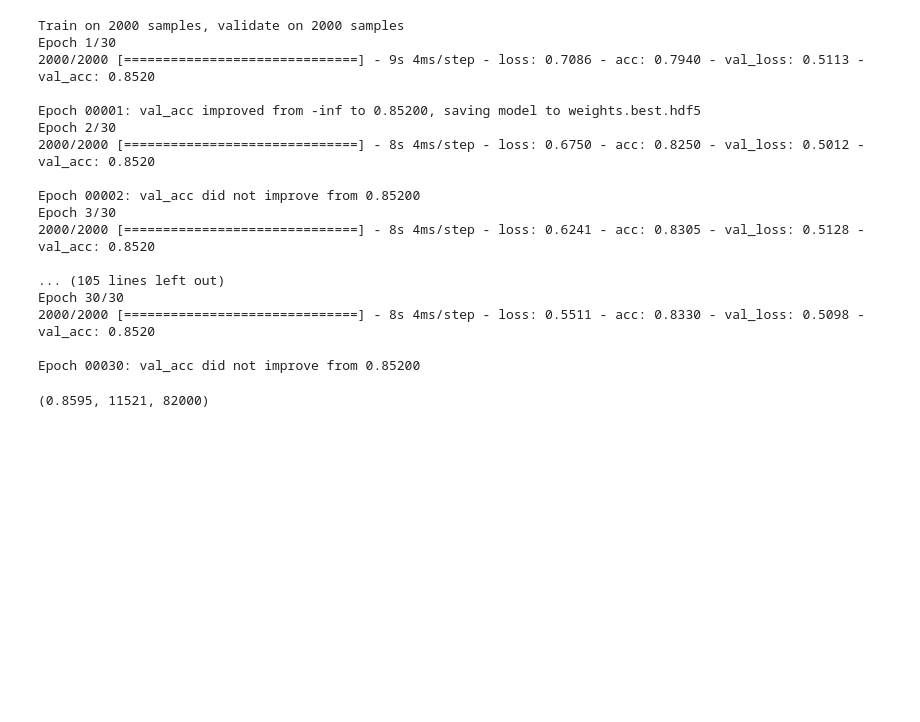
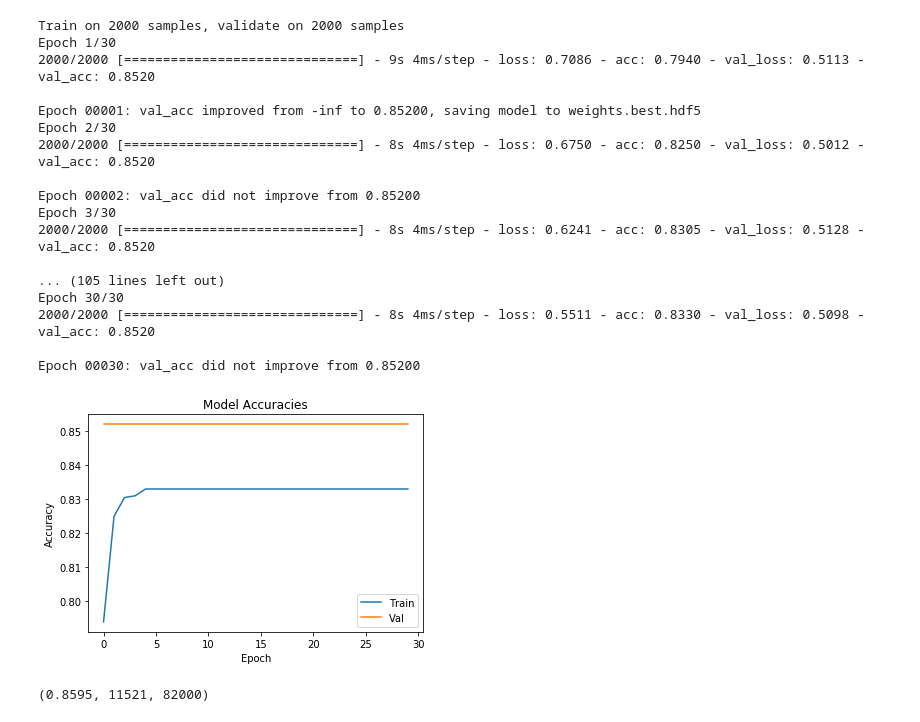
Before and after one commit to mattthelee/ChestXRadiologist, a Jupyter notebook: MDL-Notebook.ipynb, the cells around one changed output. Cells and saved outputs as stored; diff of their text form; code cells hidden in the pictures; blank space fills up the shorter version.

Commit message:
added graph showing clear data imbalance problem

```diff
--- a/MDL-Notebook.ipynb
+++ b/MDL-Notebook.ipynb
@@ -241,3 +240,14 @@ model.load_weights(weightsFilePath)
+# %%
+# Plot the history of this model
+plt.plot(history.history['acc'])
+plt.plot(history.history['val_acc'])
+plt.title('Model Accuracies')
+plt.xlabel('Epoch')
+plt.ylabel('Accuracy')
+plt.legend(['Train', 'Val'])
+plt.show()
+# %% [output]
+[figure, added]
 # %%
 predictions = model.predict(x_val)
 # %%
```
Also changed, not shown: parts of 3 cells of this notebook.
